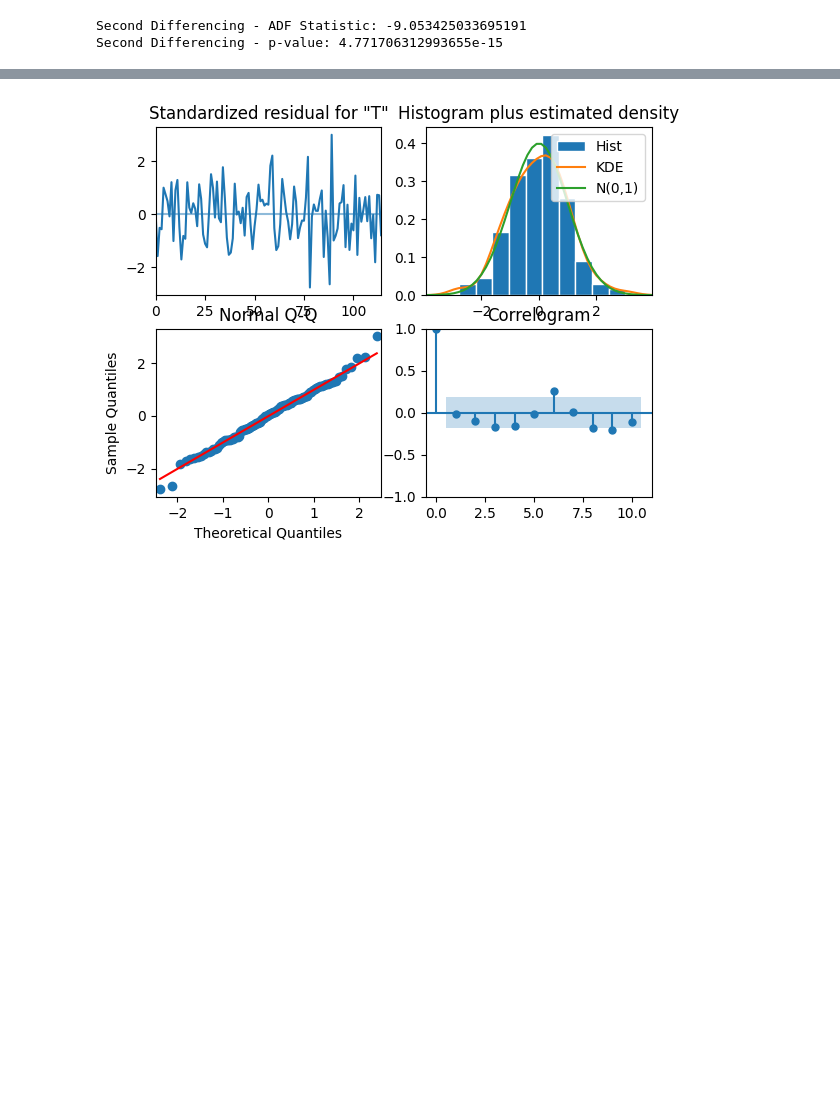
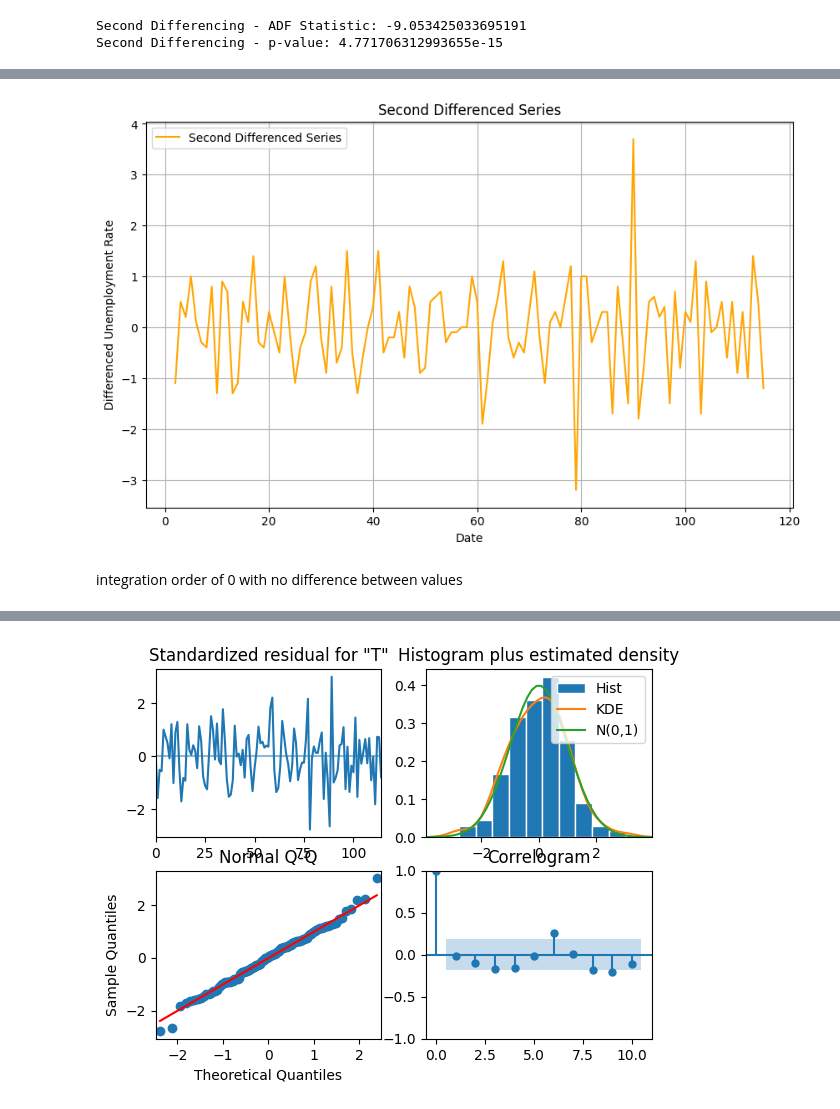
Before and after one commit to beyzoskaya/ML-In-Finance-CS-540, a Jupyter notebook: hw2/CS440-540_HW2.ipynb, the cells around one changed output, grey strips where cells are left out. Cells and saved outputs as stored; diff of their text form; code cells hidden in the pictures; blank space fills up the shorter version.

```diff
--- a/hw2/CS440-540_HW2.ipynb
+++ b/hw2/CS440-540_HW2.ipynb
@@ -656,3 +712,16 @@ Second Differencing - p-value: 4.771706312993655e-15
+# %%
+plt.figure(figsize=(10, 6))
+plt.plot(data_diff2, label='Second Differenced Series', color='orange')
+plt.title('Second Differenced Series')
+plt.xlabel('Date')
+plt.ylabel('Differenced Unemployment Rate')
+plt.legend()
+plt.grid(True)
+plt.show()
+# %% [output]
+[figure, added]
+# %% [markdown]
+integration order of 0 with no difference between values
 # %%
 arima_model_1 = ARIMA(data['TP YISGUCU2 G8'], order=(1, 1, 1))
 results_arima_model_1 = arima_model_1.fit()
```
Also changed, not shown: parts of 33 cells of this notebook.
